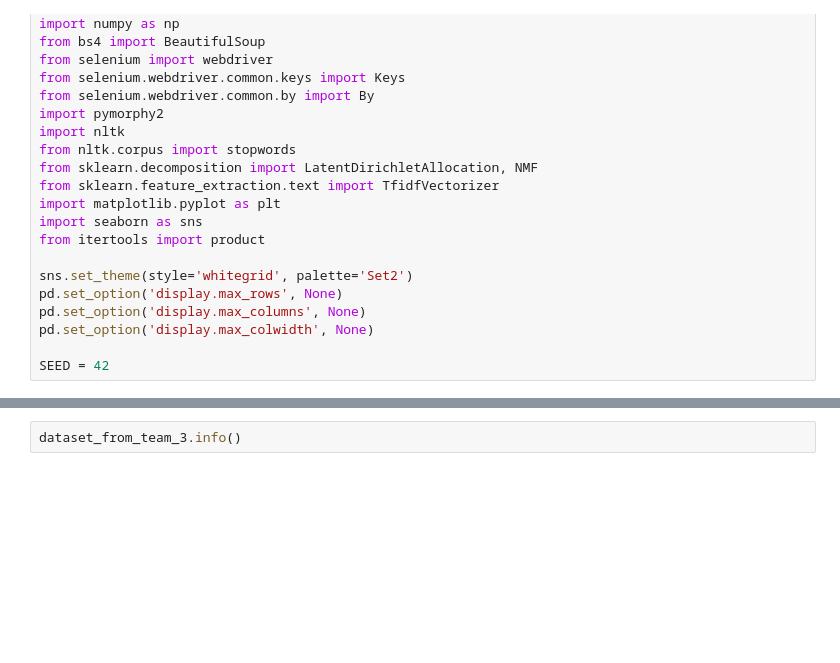
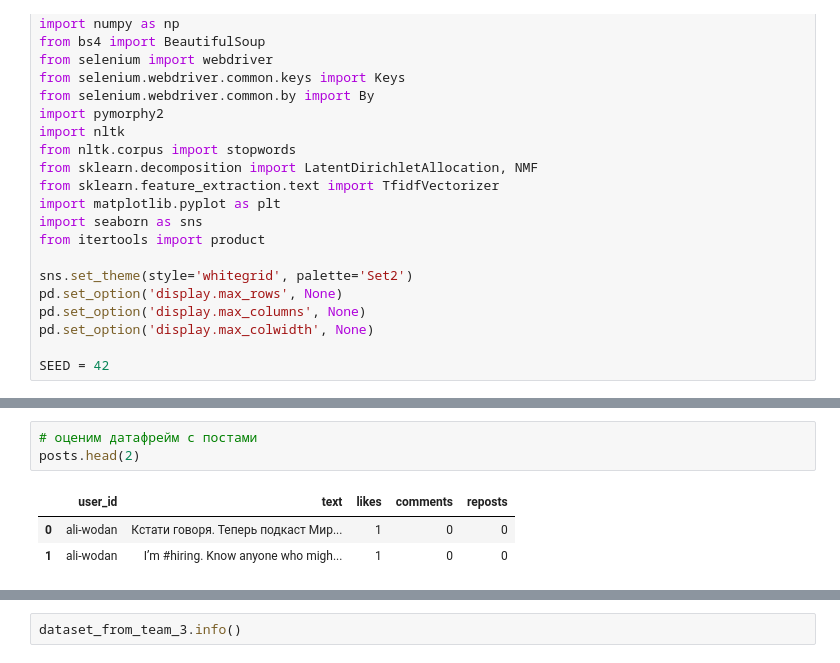
Before and after one commit to krasnoturinsk/linkedin_hackathon, a Jupyter notebook: src/unity_datasets.ipynb, the cells around one changed output, grey strips where cells are left out. Saved outputs shown, nothing was run; the diff lists cells and outputs as text; blank space fills up the shorter version.

```diff
--- a/src/unity_datasets.ipynb
+++ b/src/unity_datasets.ipynb
@@ -97,0 +714,7 @@ display(dataset_from_team_2.tail())
+# %%
+# оценим датафрейм с постами
+posts.head(2)
+# %% [output]
+|  | user_id | text | likes | comments | reposts |
+| 0 | ali-wodan | Кстати говоря. Теперь подкаст Мир... | 1 | 0 | 0 |
+| 1 | ali-wodan | I’m #hiring. Know anyone who migh... | 1 | 0 | 0 |
```
Also changed, not shown: parts of 190 cells of this notebook, 3 other files.
